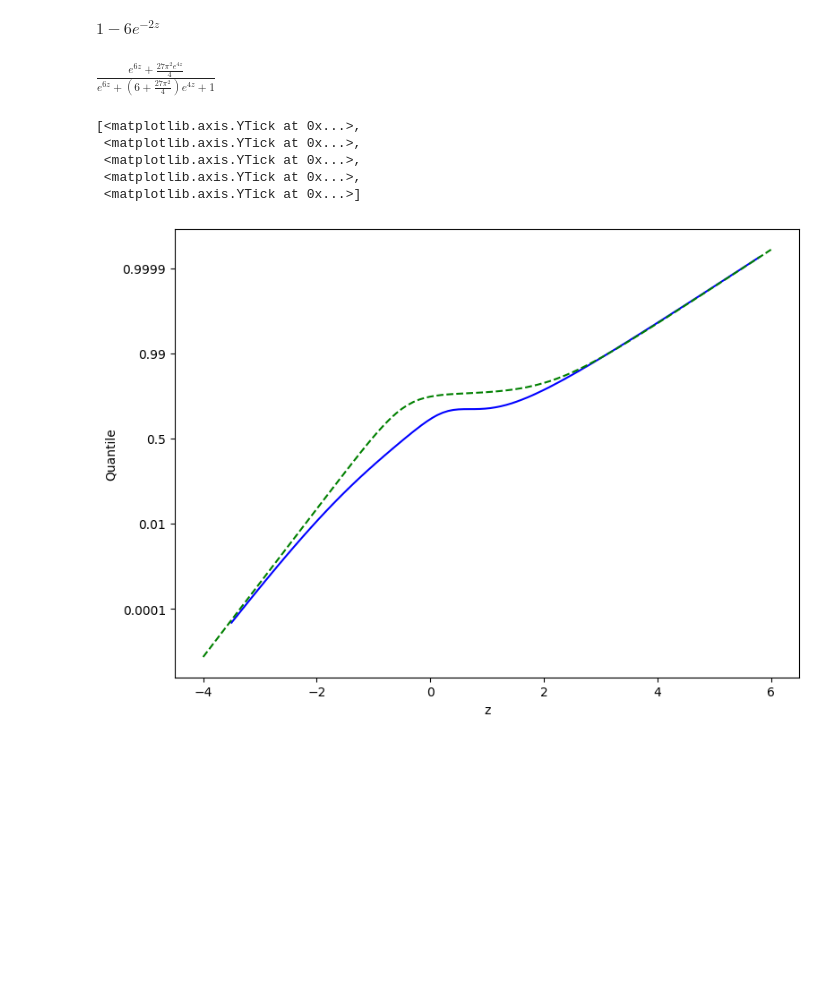
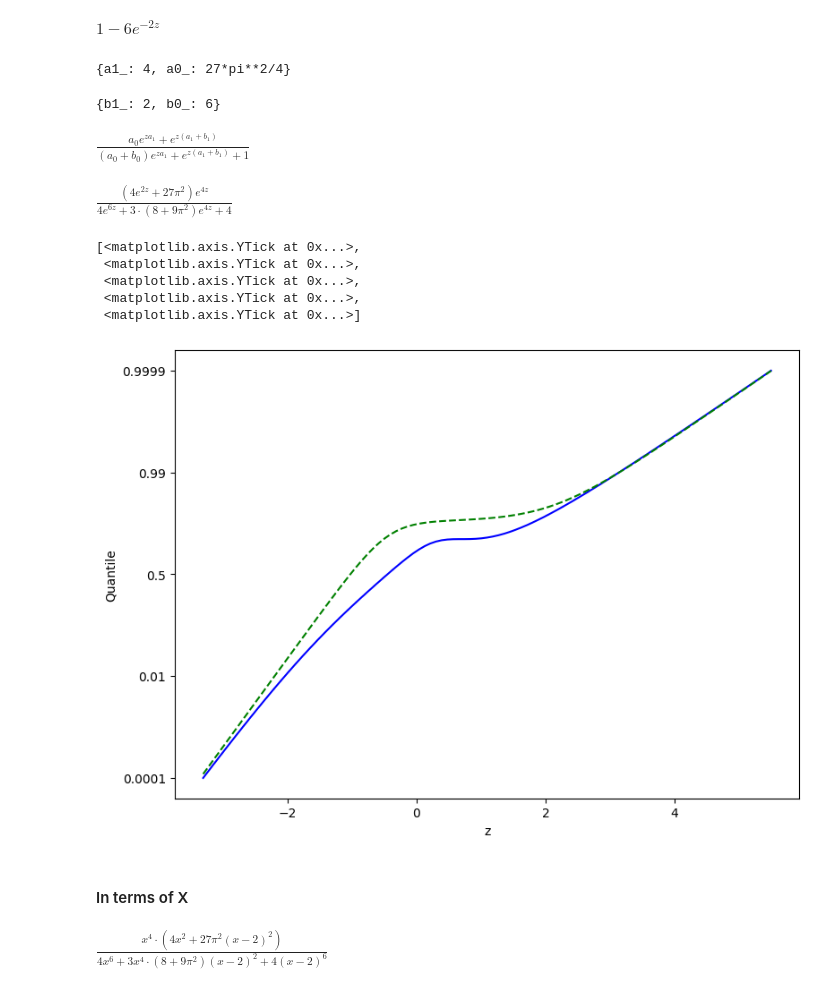
Before and after one commit to DesignToolInvestor/ManetSim, a Jupyter notebook: CdfFit/Note Books/dist_b_cdf_asym.ipynb, the cells around one changed output. Drawn from its saved outputs; the diff is of its cells as text; code cells hidden in the pictures; blank space fills up the shorter version.

```diff
--- a/CdfFit/Note Books/dist_b_cdf_asym.ipynb
+++ b/CdfFit/Note Books/dist_b_cdf_asym.ipynb
@@ -346,33 +371,55 @@ b1 = 2
+# %%
+leftMatch = leftAsymCdfZSym.match(a0*sp.exp(a1 * zSym))
+leftMatch
+# %% [output]
+{a1_: 4, a0_: 27*pi**2/4}
+# %%
+b0 = sp.Wild('b0')
+b1 = sp.Wild('b1')
+# %%
+rightMatch = rightAsymCdfZSym.match(1 - b0*sp.exp(-b1 * zSym))
+rightMatch
+# %% [output]
+{b1_: 2, b0_: 6}
 # %%
-nullZ = \
+nullZForm = \
 	(sp.exp((a1 + b1)*zSym) + a0 * sp.exp(a1*zSym)) / \
 	(sp.exp((a1 + b1)*zSym) + (a0 + b0) * sp.exp(a1*zSym) + 1)
-nullZ
+nullZForm
 # %% [output]
-$\displaystyle \frac{e^{6 z} + \frac{27 \pi^{2} e^{4 z}}{4}}{e^{6 z} + \left(6 + \frac{27 \pi^{2}}{4}\right) e^{4 z} + 1}$
+$\displaystyle \frac{a_{0} e^{z a_{1}} + e^{z \left(a_{1} + b_{1}\right)}}{\left(a_{0} + b_{0}\right) e^{z a_{1}} + e^{z \left(a_{1} + b_{1}\right)} + 1}$
+# %%
+nullZSym = nullZForm.subs(leftMatch).subs(rightMatch).simplify()
+nullZSym
+# %% [output]
+$\displaystyle \frac{\left(4 e^{2 z} + 27 \pi^{2}\right) e^{4 z}}{4 e^{6 z} + 3 \cdot \left(8 + 9 \pi^{2}\right) e^{4 z} + 4}$
 # %%
 fig,ax = plot.subplots(1,1, figsize=figSize)
 
 zGrid = Grid1(zMin,zMax, nPlot)
-cdfGridZ = [phiQ(dist.Cdf(invExp.subs(z,zV).evalf())) for zV in zGrid]
+cdfGridZ = [ArcTan(dist.Cdf(mapProb.invSym.subs(zSym, z).evalf())) for z in zGrid]
 plot.plot(zGrid,cdfGridZ, c='blue')
 
-zGrid = Grid1(-4,6, nPlot)
-nullGrid = [nullZ.subs(z, zV).evalf() for zV in zGrid]
-nullGridAtan = [phiQ(q) for q in nullGrid]
-
-plot.plot(zGrid,nullGridAtan, '--',c="green")
+nullGridZ = [ArcTan(nullZSym.subs(zSym, z).evalf()) for z in zGrid]
+plot.plot(zGrid,nullGridZ, '--', c="green")
 
 plot.xlabel('z')
 plot.ylabel('Quantile')
 
 xTicks = [1e-4, 1e-2, 0.5, 0.99, 0.9999]
-xTickAtan = [phiQ(q) for q in xTicks]
+xTickAtan = [ArcTan(q) for q in xTicks]
 ax.set_yticks(xTickAtan, xTicks)
 # %% [output]
 [<matplotlib.axis.YTick at 0x...>,
  <matplotlib.axis.YTick at 0x...>,
  <matplotlib.axis.YTick at 0x...>,
  <matplotlib.axis.YTick at 0x...>,
  <matplotlib.axis.YTick at 0x...>]
-[figure, old version]
+[figure, new version]
+# %% [markdown]
+#### In terms of X
+# %%
+nullXSym = nullZSym.subs(zSym, mapProb.forSym).simplify()
+nullXSym
+# %% [output]
+$\displaystyle \frac{x^{4} \cdot \left(4 x^{2} + 27 \pi^{2} \left(x - 2\right)^{2}\right)}{4 x^{6} + 3 x^{4} \cdot \left(8 + 9 \pi^{2}\right) \left(x - 2\right)^{2} + 4 \left(x - 2\right)^{6}}$
```
Also changed, not shown: parts of 89 cells of this notebook.
